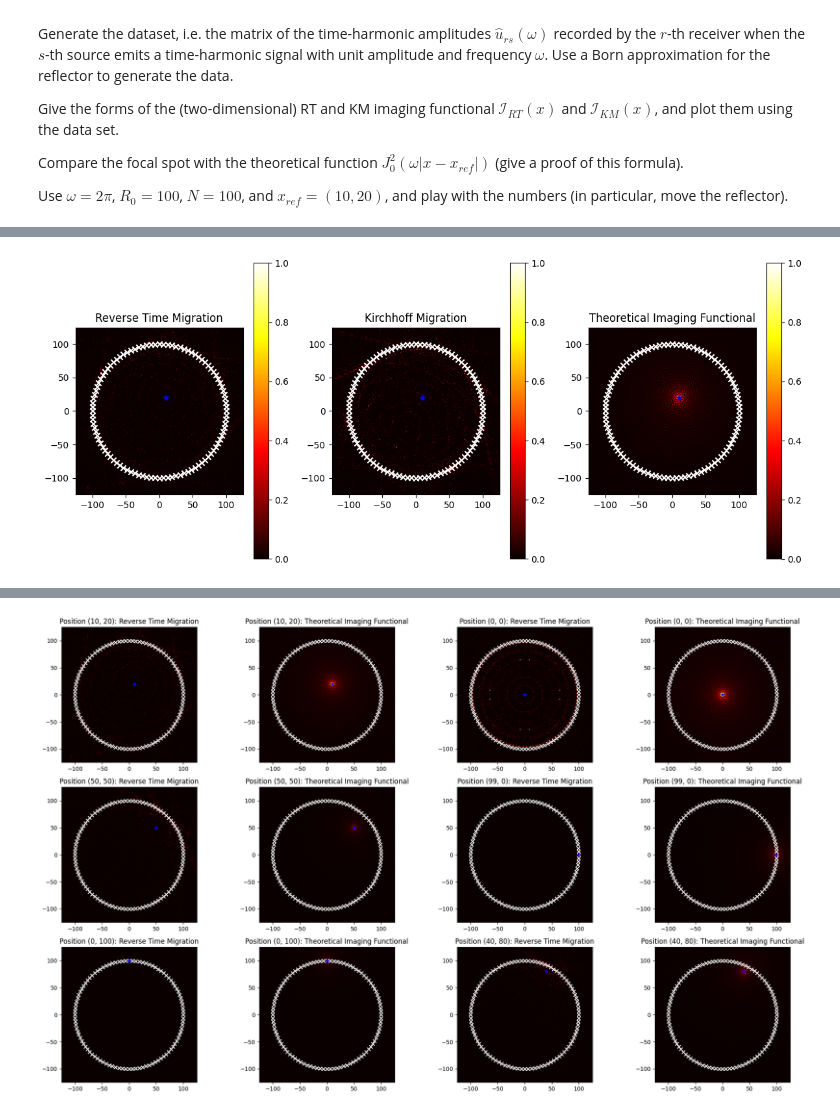
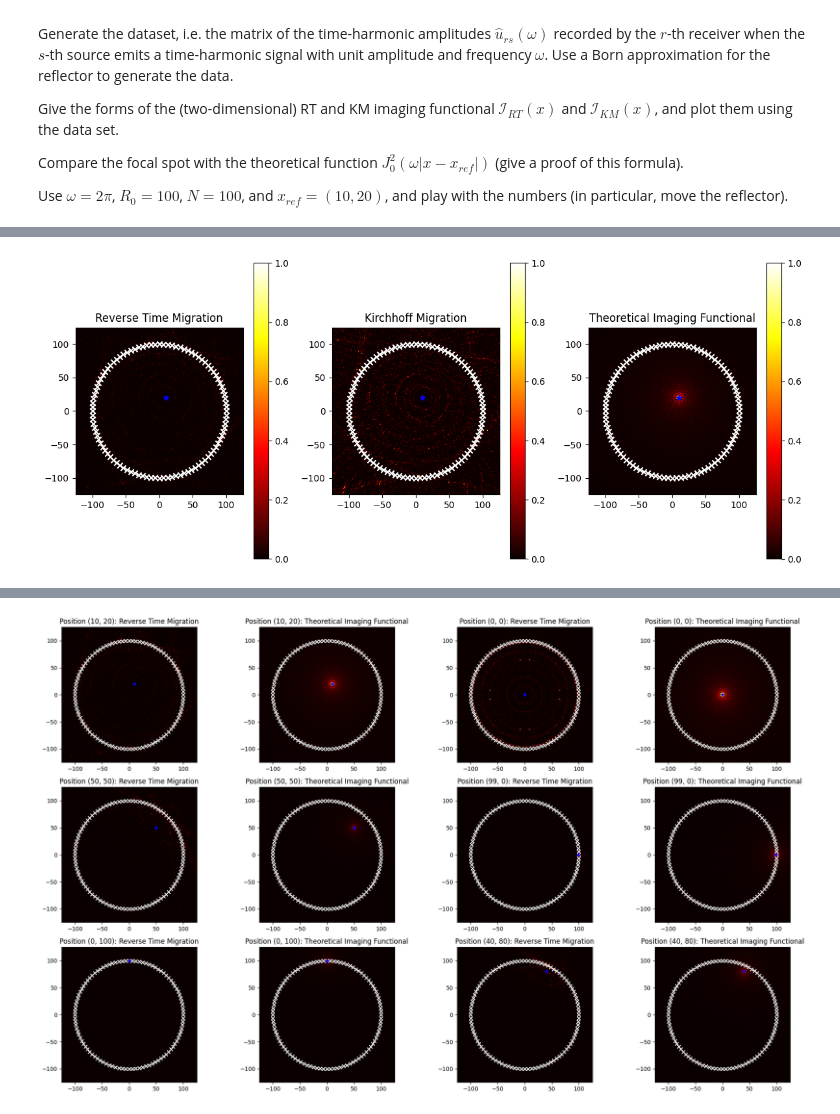
Before and after one commit to adonis107/MVA-IPI, a Jupyter notebook: notebooks/1. notebook.ipynb, the cells around one changed output, grey strips where cells are left out. Saved outputs shown, nothing was run; the diff lists cells and outputs as text; code cells hidden in the pictures.

```diff
--- a/notebooks/1. notebook.ipynb
+++ b/notebooks/1. notebook.ipynb
@@ -164,74 +108,47 @@ z = np.linspace(zlim[0], zlim[1], n)
 X, Z = np.meshgrid(x, z)
 # %%
 # Green's function
-def G0(x, y, omega=w):
-    """Compute the homogeneous Green's function in 2D."""
-    dif = np.linalg.norm(x - y)
-    return (1j / 4) * hankel1(0, omega * dif)
+def GreenRT(dist, omega=w):
+    """Green's function for Reverse-Time Migration."""
+    return (1j / 4) * hankel1(0, omega * dist)
+
+def GreenKM(dist, omega):
+    """Green's function for Kirchhoff Migration."""
+    return np.exp(-1j * omega * dist)
 # %%
 # Generate data matrix using Born approximation
-v_t = np.array([G0(x_t[r], x_ref) for r in range(N)])
+dist_t_ref = np.linalg.norm(x_t - x_ref, axis=1)
+v_t = GreenRT(dist_t_ref, w)
 U = -(w**2 / 16) * np.outer(v_t, v_t)
 
 # Compute imaging functionals
 I_RT = np.zeros_like(X, dtype=float)
 I_KM = np.zeros_like(X, dtype=float)
 
 for i in range(n):
     for j in range(n):
         X_ij = np.array([X[i, j], Z[i, j]])
 
-        g = np.array(
-            [G0(x_t[r], X_ij) for r in range(N)]
-        )  # Symmetric in this case, so we can reuse g for both Green's functions
+        # Distances from transducers to current imaging point
+        dists = np.linalg.norm(x_t - X_ij, axis=1)
 
-        # Reverse-Time migration
-        sum_RT = np.sum(np.conj(g)[:, None] * U * np.conj(g)[None, :])
+        # Reverse-Time Migration
+        g_rt = GreenRT(dists, w)
+        vec_rt = np.conj(g_rt)
+        sum_RT = vec_rt @ U @ vec_rt.T
         I_RT[i, j] = np.abs(sum_RT) ** 2
 
         # Kirchhoff Migration
-        sum_KM = np.sum(g[:, None] * U * g[None, :])
+        vec_km = GreenKM(dists, w)
+        sum_KM = vec_km @ U @ vec_km.T
         I_KM[i, j] = np.abs(sum_KM) ** 2
 
 dist = np.sqrt((X - x_ref[0]) ** 2 + (Z - x_ref[1]) ** 2)
 I_TH = j0(w * dist) ** 2
 
 # Normalize for better visualization
 I_RT /= I_RT.max()
 I_KM /= I_KM.max()
 I_TH /= I_TH.max()
-
-# Plotting the results
-fig, axes = plt.subplots(1, 3, figsize=(12, 5))
-
-im0 = axes[0].imshow(
-    I_RT, extent=(xlim[0], xlim[1], zlim[0], zlim[1]), origin="lower", cmap="hot"
-)
-
-axes[0].set_title("Reverse Time Migration")
-axes[0].scatter(x_ref[0], x_ref[1], color="blue", marker="*", label="Reflector")
-axes[0].scatter(x_t[:, 0], x_t[:, 1], color="white", marker="x", label="Transducers")
-plt.colorbar(im0, ax=axes[0])
-
-im1 = axes[1].imshow(
-    I_KM, extent=(xlim[0], xlim[1], zlim[0], zlim[1]), origin="lower", cmap="hot"
-)
-
-axes[1].set_title("Kirchhoff Migration")
-axes[1].scatter(x_ref[0], x_ref[1], color="blue", marker="*", label="Reflector")
-axes[1].scatter(x_t[:, 0], x_t[:, 1], color="white", marker="x", label="Transducers")
-plt.colorbar(im1, ax=axes[1])
-
-im2 = axes[2].imshow(
-    I_TH, extent=(xlim[0], xlim[1], zlim[0], zlim[1]), origin="lower", cmap="hot"
-)
-
-axes[2].set_title("Theoretical Imaging Functional")
-axes[2].scatter(x_ref[0], x_ref[1], color="blue", marker="*", label="Reflector")
-axes[2].scatter(x_t[:, 0], x_t[:, 1], color="white", marker="x", label="Transducers")
-plt.colorbar(im2, ax=axes[2])
-
-plt.tight_layout()
-plt.show()
 # %% [output]
-[figure, old version]
+[figure, new version]
```
Also changed, not shown: parts of 6 cells of this notebook.
